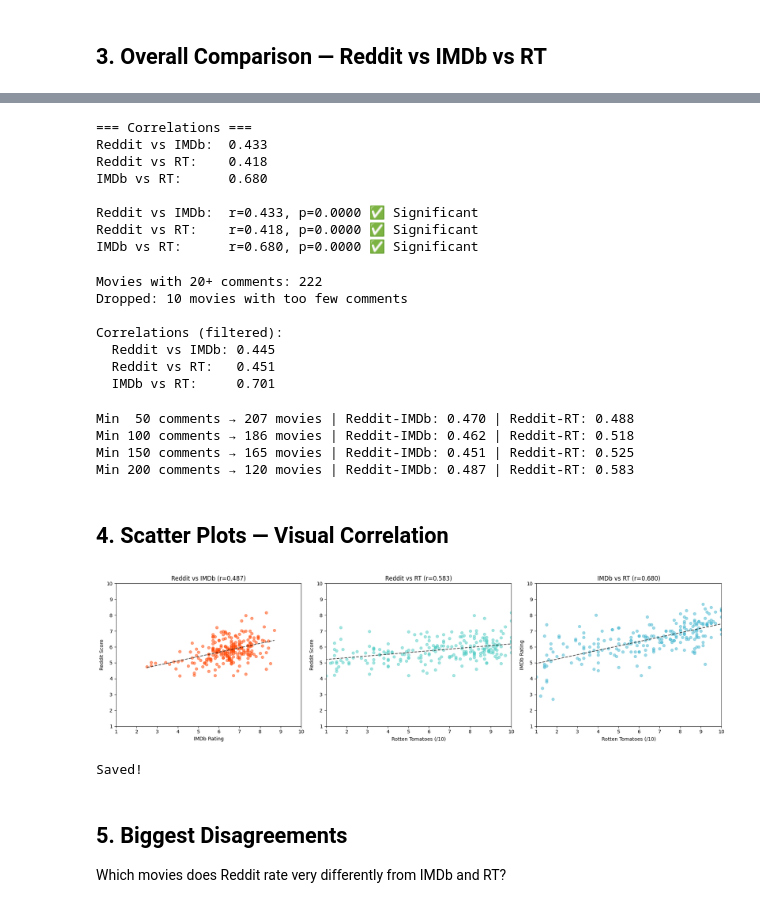
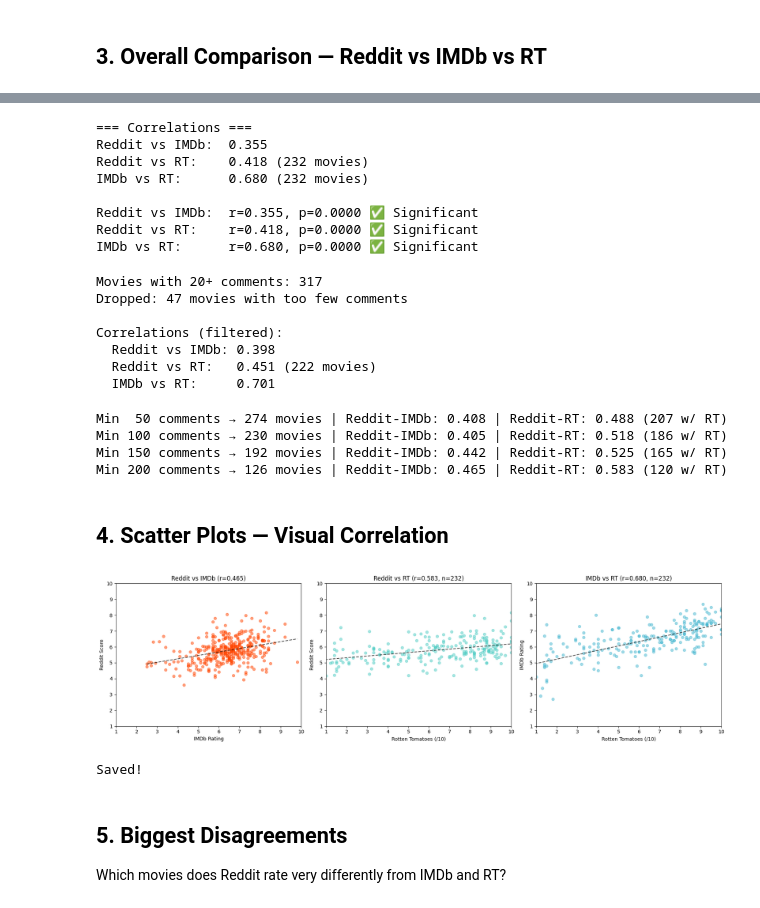
Before and after one commit to athulyabiju23/moviepulse, a Jupyter notebook: platform_comparison.ipynb, the cells around one changed output, grey strips where cells are left out. Cells and saved outputs as stored; diff of their text form; code cells hidden in the pictures.

```diff
--- a/platform_comparison.ipynb
+++ b/platform_comparison.ipynb
@@ -100,7 +104,12 @@ df["imdb_rating"] = df["imdb_rating"].astype(float)
 df = df.rename(columns={"reddit_score_v2": "reddit_score"})
 
 # keep only movies where we have all 3 scores
-df = df.dropna(subset=["reddit_score", "imdb_rating", "rt_score_10"])
+# require RT only for Hollywood (they always have it)
+# bollywood/kollywood often dont have RT scores so just need Reddit + IMDb
+hollywood = df[df["region"] == "Hollywood"].dropna(subset=["reddit_score", "imdb_rating", "rt_score_10"])
+others = df[df["region"] != "Hollywood"].dropna(subset=["reddit_score", "imdb_rating"])
+df = pd.concat([hollywood, others])
+print(f"Movies with ratings: {len(df)} ({len(hollywood)} Hollywood, {len(others)} regional)")
 print(f"Movies with all 3 ratings: {len(df)}")
 print()
 
@@ -135,26 +146,29 @@ RT (/10)— Mean: 6.24, Median: 6.70, Std: 2.70
 # %%
-# correlation between all 3 platforms
+# correlations — only use movies that have both scores for each pair
 print("=== Correlations ===")
 print(f"Reddit vs IMDb:  {df['reddit_score'].corr(df['imdb_rating']):.3f}")
-print(f"Reddit vs RT:    {df['reddit_score'].corr(df['rt_score_10']):.3f}")
-print(f"IMDb vs RT:      {df['imdb_rating'].corr(df['rt_score_10']):.3f}")
+
+# RT correlations only for movies that have RT scores
+rt_df = df.dropna(subset=["rt_score_10"])
+print(f"Reddit vs RT:    {rt_df['reddit_score'].corr(rt_df['rt_score_10']):.3f} ({len(rt_df)} movies)")
+print(f"IMDb vs RT:      {rt_df['imdb_rating'].corr(rt_df['rt_score_10']):.3f} ({len(rt_df)} movies)")
 print()
 
 # statistical significance
 r_imdb, p_imdb = stats.pearsonr(df["reddit_score"], df["imdb_rating"])
-r_rt, p_rt = stats.pearsonr(df["reddit_score"], df["rt_score_10"])
-r_imdb_rt, p_imdb_rt = stats.pearsonr(df["imdb_rating"], df["rt_score_10"])
+r_rt, p_rt = stats.pearsonr(rt_df["reddit_score"], rt_df["rt_score_10"])
+r_imdb_rt, p_imdb_rt = stats.pearsonr(rt_df["imdb_rating"], rt_df["rt_score_10"])
 
 print(f"Reddit vs IMDb:  r={r_imdb:.3f}, p={p_imdb:.4f} {'✅ Significant' if p_imdb < 0.05 else '❌ Not significant'}")
 print(f"Reddit vs RT:    r={r_rt:.3f}, p={p_rt:.4f} {'✅ Significant' if p_rt < 0.05 else '❌ Not significant'}")
 print(f"IMDb vs RT:      r={r_imdb_rt:.3f}, p={p_imdb_rt:.4f} {'✅ Significant' if p_imdb_rt < 0.05 else '❌ Not significant'}")
 # %% [output]
 === Correlations ===
-Reddit vs IMDb:  0.433
-Reddit vs RT:    0.418
-IMDb vs RT:      0.680
+Reddit vs IMDb:  0.355
+Reddit vs RT:    0.418 (232 movies)
+IMDb vs RT:      0.680 (232 movies)
 
-Reddit vs IMDb:  r=0.433, p=0.0000 ✅ Significant
+Reddit vs IMDb:  r=0.355, p=0.0000 ✅ Significant
 Reddit vs RT:    r=0.418, p=0.0000 ✅ Significant
 IMDb vs RT:      r=0.680, p=0.0000 ✅ Significant
 # %%
@@ -166,75 +180,77 @@ print(f"Movies with {min_comments}+ comments: {len(df_filtered)}")
 print(f"Dropped: {len(df) - len(df_filtered)} movies with too few comments")
 print()
 
-# recalculate correlations
+rt_filtered = df_filtered.dropna(subset=["rt_score_10"])
 print("Correlations (filtered):")
 print(f"  Reddit vs IMDb: {df_filtered['reddit_score'].corr(df_filtered['imdb_rating']):.3f}")
-print(f"  Reddit vs RT:   {df_filtered['reddit_score'].corr(df_filtered['rt_score_10']):.3f}")
-print(f"  IMDb vs RT:     {df_filtered['imdb_rating'].corr(df_filtered['rt_score_10']):.3f}")
+print(f"  Reddit vs RT:   {rt_filtered['reddit_score'].corr(rt_filtered['rt_score_10']):.3f} ({len(rt_filtered)} movies)")
+print(f"  IMDb vs RT:     {rt_filtered['imdb_rating'].corr(rt_filtered['rt_score_10']):.3f}")
 # %% [output]
-Movies with 20+ comments: 222
-Dropped: 10 movies with too few comments
+Movies with 20+ comments: 317
+Dropped: 47 movies with too few comments
 
 Correlations (filtered):
-  Reddit vs IMDb: 0.445
-  Reddit vs RT:   0.451
+  Reddit vs IMDb: 0.398
+  Reddit vs RT:   0.451 (222 movies)
   IMDb vs RT:     0.701
 # %%
 for min_c in [50, 100, 150, 200]:
     filtered = df[df["total_comments"] >= min_c]
+    rt_filt = filtered.dropna(subset=["rt_score_10"])
     if len(filtered) >= 10:
         r_imdb = filtered["reddit_score"].corr(filtered["imdb_rating"])
-        r_rt = filtered["reddit_score"].corr(filtered["rt_score_10"])
-        print(f"Min {min_c:3d} comments → {len(filtered):3d} movies | Reddit-IMDb: {r_imdb:.3f} | Reddit-RT: {r_rt:.3f}")
+        r_rt = rt_filt["reddit_score"].corr(rt_filt["rt_score_10"]) if len(rt_filt) >= 10 else float("nan")
+        print(f"Min {min_c:3d} comments → {len(filtered):3d} movies | Reddit-IMDb: {r_imdb:.3f} | Reddit-RT: {r_rt:.3f} ({len(rt_filt)} w/ RT)")
 # %% [output]
-Min  50 comments → 207 movies | Reddit-IMDb: 0.470 | Reddit-RT: 0.488
-Min 100 comments → 186 movies | Reddit-IMDb: 0.462 | Reddit-RT: 0.518
-Min 150 comments → 165 movies | Reddit-IMDb: 0.451 | Reddit-RT: 0.525
-Min 200 comments → 120 movies | Reddit-IMDb: 0.487 | Reddit-RT: 0.583
+Min  50 comments → 274 movies | Reddit-IMDb: 0.408 | Reddit-RT: 0.488 (207 w/ RT)
+Min 100 comments → 230 movies | Reddit-IMDb: 0.405 | Reddit-RT: 0.518 (186 w/ RT)
+Min 150 comments → 192 movies | Reddit-IMDb: 0.442 | Reddit-RT: 0.525 (165 w/ RT)
+Min 200 comments → 126 movies | Reddit-IMDb: 0.465 | Reddit-RT: 0.583 (120 w/ RT)
 # %% [markdown]
 ## 4. Scatter Plots — Visual Correlation
 # %%
 fig, axes = plt.subplots(1, 3, figsize=(18, 5))
 
-# Reddit vs IMDb
+# Reddit vs IMDb (all movies)
 axes[0].scatter(df["imdb_rating"], df["reddit_score"], alpha=0.5, c="#FF4500", s=30)
 z = np.polyfit(df["imdb_rating"], df["reddit_score"], 1)
 p = np.poly1d(z)
 axes[0].plot(sorted(df["imdb_rating"]), p(sorted(df["imdb_rating"])), "k--", alpha=0.7)
 axes[0].set_xlabel("IMDb Rating")
 axes[0].set_ylabel("Reddit Score")
 axes[0].set_title(f"Reddit vs IMDb (r={r_imdb:.3f})")
 axes[0].set_xlim(1, 10)
 axes[0].set_ylim(1, 10)
 
-# Reddit vs RT
-axes[1].scatter(df["rt_score_10"], df["reddit_score"], alpha=0.5, c="#4ECDC4", s=30)
-z2 = np.polyfit(df["rt_score_10"], df["reddit_score"], 1)
+# Reddit vs RT (only movies with RT scores)
+rt_valid = df.dropna(subset=["rt_score_10"])
+axes[1].scatter(rt_valid["rt_score_10"], rt_valid["reddit_score"], alpha=0.5, c="#4ECDC4", s=30)
+z2 = np.polyfit(rt_valid["rt_score_10"], rt_valid["reddit_score"], 1)
 p2 = np.poly1d(z2)
-axes[1].plot(sorted(df["rt_score_10"]), p2(sorted(df["rt_score_10"])), "k--", alpha=0.7)
+axes[1].plot(sorted(rt_valid["rt_score_10"]), p2(sorted(rt_valid["rt_score_10"])), "k--", alpha=0.7)
 axes[1].set_xlabel("Rotten Tomatoes (/10)")
 axes[1].set_ylabel("Reddit Score")
-axes[1].set_title(f"Reddit vs RT (r={r_rt:.3f})")
+axes[1].set_title(f"Reddit vs RT (r={r_rt:.3f}, n={len(rt_valid)})")
 axes[1].set_xlim(1, 10)
 axes[1].set_ylim(1, 10)
 
-# IMDb vs RT
-axes[2].scatter(df["rt_score_10"], df["imdb_rating"], alpha=0.5, c="#45B7D1", s=30)
-z3 = np.polyfit(df["rt_score_10"], df["imdb_rating"], 1)
+# IMDb vs RT (only movies with RT scores)
+axes[2].scatter(rt_valid["rt_score_10"], rt_valid["imdb_rating"], alpha=0.5, c="#45B7D1", s=30)
+z3 = np.polyfit(rt_valid["rt_score_10"], rt_valid["imdb_rating"], 1)
 p3 = np.poly1d(z3)
-axes[2].plot(sorted(df["rt_score_10"]), p3(sorted(df["rt_score_10"])), "k--", alpha=0.7)
+axes[2].plot(sorted(rt_valid["rt_score_10"]), p3(sorted(rt_valid["rt_score_10"])), "k--", alpha=0.7)
 axes[2].set_xlabel("Rotten Tomatoes (/10)")
 axes[2].set_ylabel("IMDb Rating")
-axes[2].set_title(f"IMDb vs RT (r={r_imdb_rt:.3f})")
+axes[2].set_title(f"IMDb vs RT (r={r_imdb_rt:.3f}, n={len(rt_valid)})")
 axes[2].set_xlim(1, 10)
 axes[2].set_ylim(1, 10)
 
 plt.tight_layout()
 plt.savefig("data/platform_correlation.png", dpi=150, bbox_inches="tight")
 plt.show()
 print("Saved!")
 # %% [output]
-[figure, old version]
+[figure, new version]
 Saved!
 # %% [markdown]
 ## 5. Biggest Disagreements
```
Also changed, not shown: parts of 14 cells of this notebook.
